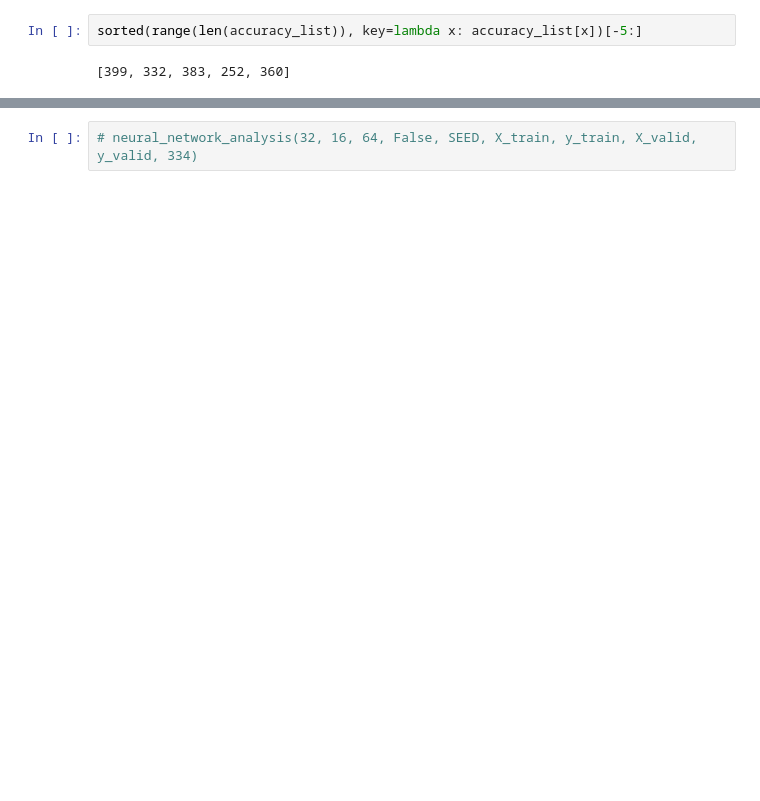
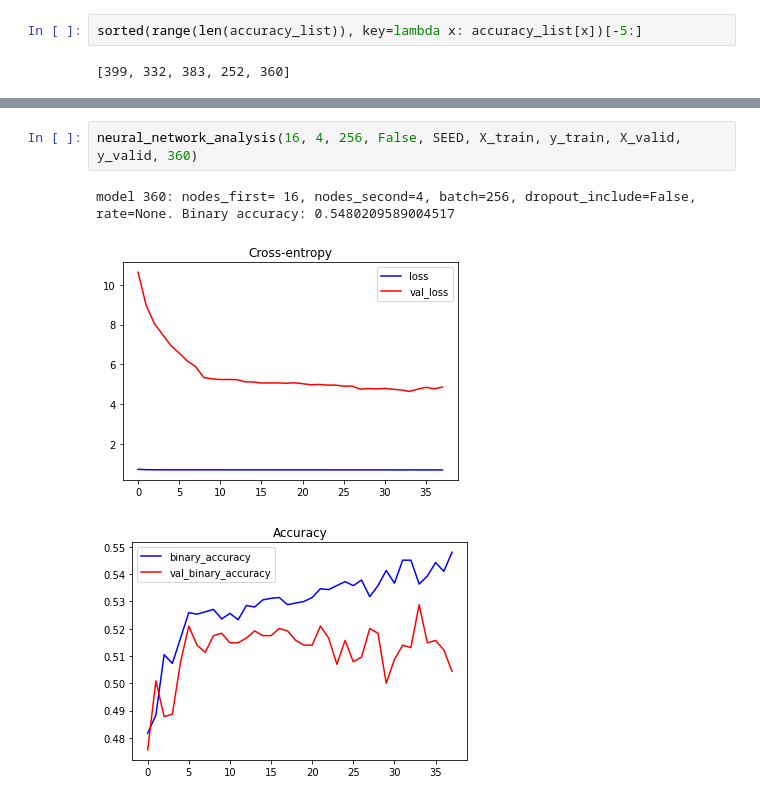
Before and after one commit to viktor-taraba/Term-Project-2021, a Jupyter notebook: TP21 3.2 Nikkei.ipynb, the cells around one changed output, grey strips where cells are left out. Drawn from its saved outputs; the diff is of its cells as text; blank space fills up the shorter version.

```diff
--- a/TP21 3.2 Nikkei.ipynb
+++ b/TP21 3.2 Nikkei.ipynb
@@ -255,2 +259,6 @@ def neural_network_analysis(nodes_first, nodes_second, batch, dropout_include, S
 # %%
-# neural_network_analysis(32, 16, 64, False, SEED, X_train, y_train, X_valid, y_valid, 334)
+neural_network_analysis(16, 4, 256, False, SEED, X_train, y_train, X_valid, y_valid, 360)
+# %% [output]
+model 360: nodes_first= 16, nodes_second=4, batch=256, dropout_include=False, rate=None. Binary accuracy: 0.5480209589004517
+[figure, added]
+[figure, added]
```
Also changed, not shown: parts of 7 cells of this notebook.
